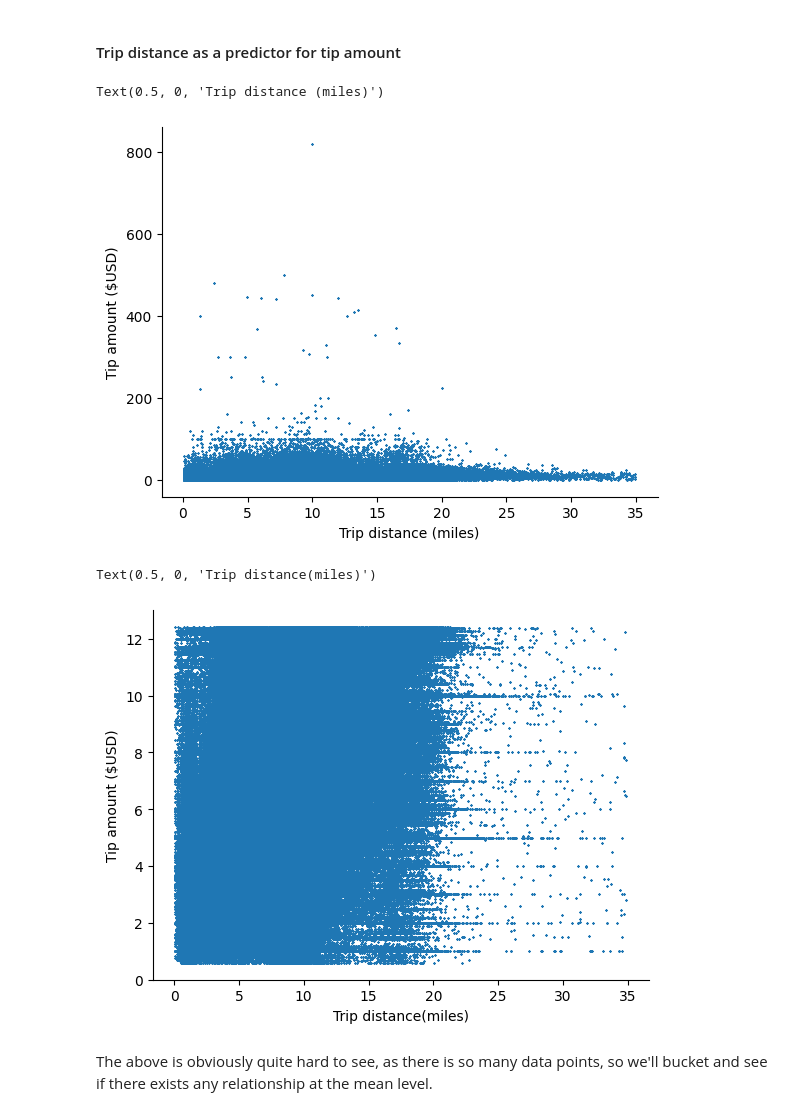
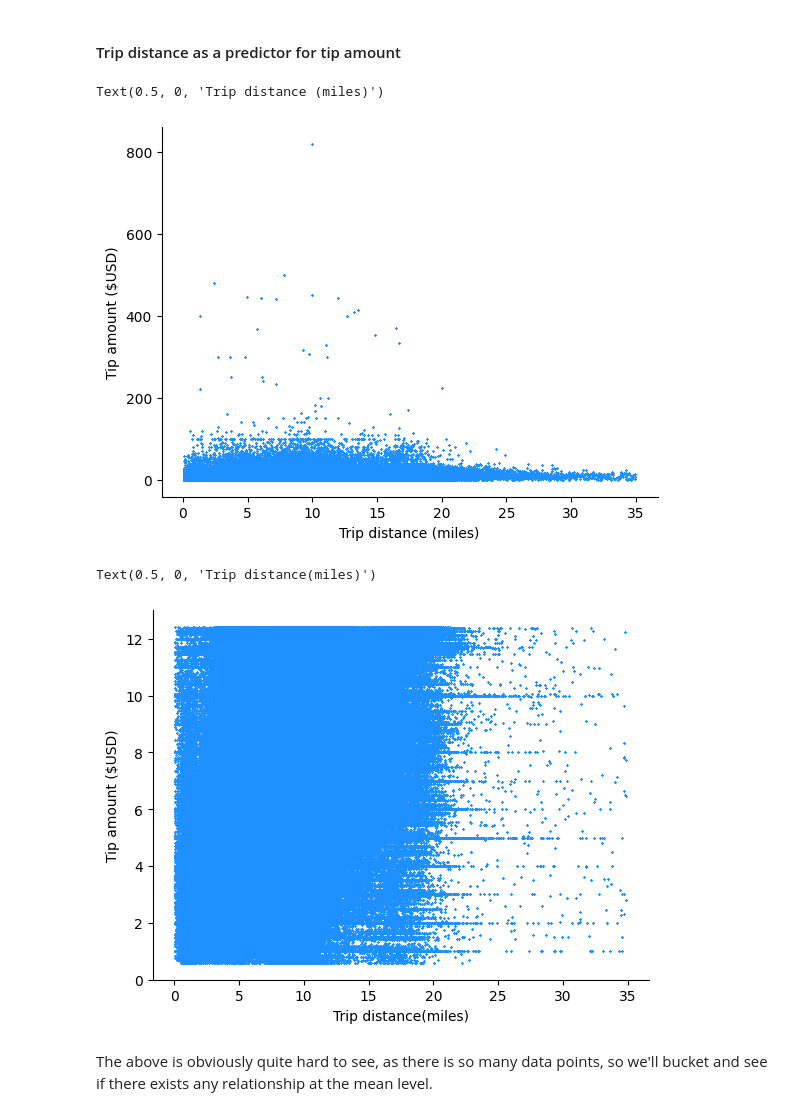
Before and after one commit to haezera/taxis-and-ubers, a Jupyter notebook: research/tips.ipynb, the cells around one changed output. Drawn from its saved outputs; the diff is of its cells as text; code cells hidden in the pictures.

```diff
--- a/research/tips.ipynb
+++ b/research/tips.ipynb
@@ -33,24 +37,24 @@ One thing to note is that we won't know how long the trip will be before the tri
 # %% [markdown]
 #### Trip distance as a predictor for tip amount
 # %%
-plt.scatter(data_df['trip_distance'], data_df['tip_amount'], marker='x', s=1)
+plt.scatter(data_df['trip_distance'], data_df['tip_amount'], marker='x', s=1, color='dodgerblue')
 sns.despine()
 plt.ylabel('Tip amount ($USD)')
 plt.xlabel('Trip distance (miles)')
 # %% [output]
 Text(0.5, 0, 'Trip distance (miles)')
-[figure, old version]
+[figure, new version]
 # %%
 data_df['tip_amount_zscore'] = stats.zscore(data_df['tip_amount'])
 no_outliers = data_df[abs(data_df['tip_amount_zscore']) < 2].copy()
 
-plt.scatter(no_outliers['trip_distance'], no_outliers['tip_amount'], marker='x', s=1)
+plt.scatter(no_outliers['trip_distance'], no_outliers['tip_amount'], marker='x', s=1, color='dodgerblue')
 sns.despine()
 plt.ylabel('Tip amount ($USD)')
 plt.xlabel('Trip distance(miles)')
 # %% [output]
 Text(0.5, 0, 'Trip distance(miles)')
-[figure, old version]
+[figure, new version]
 # %% [markdown]
 The above is obviously quite hard to see, as there is so many data points, so we'll bucket and see if there exists any relationship at the mean level.
 # %%
```
Also changed, not shown: parts of 24 cells of this notebook, 2 other files.
